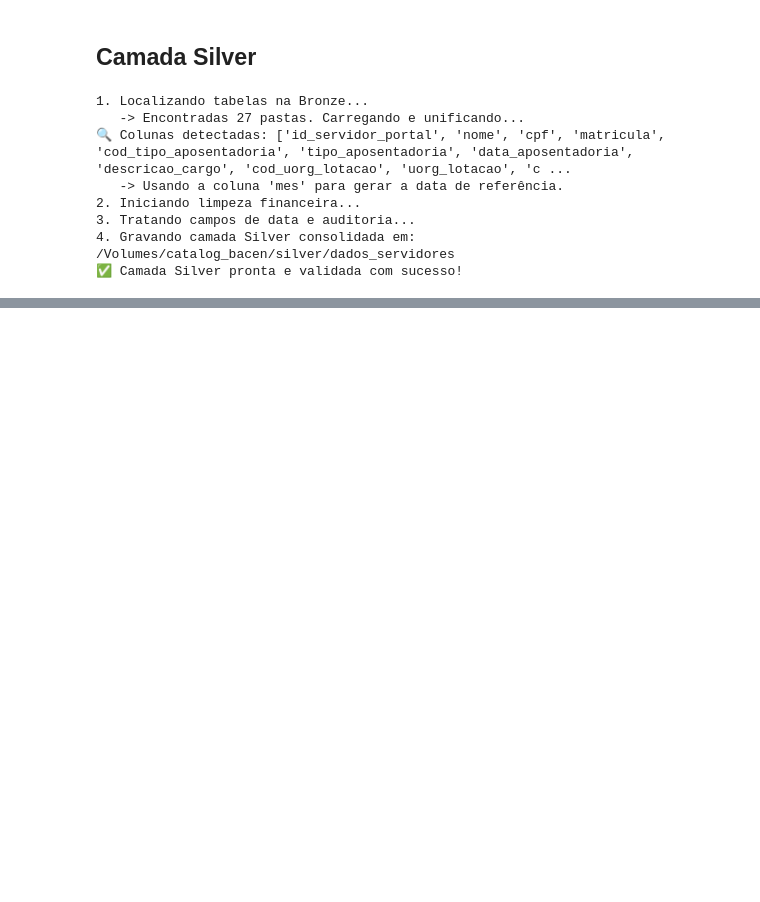
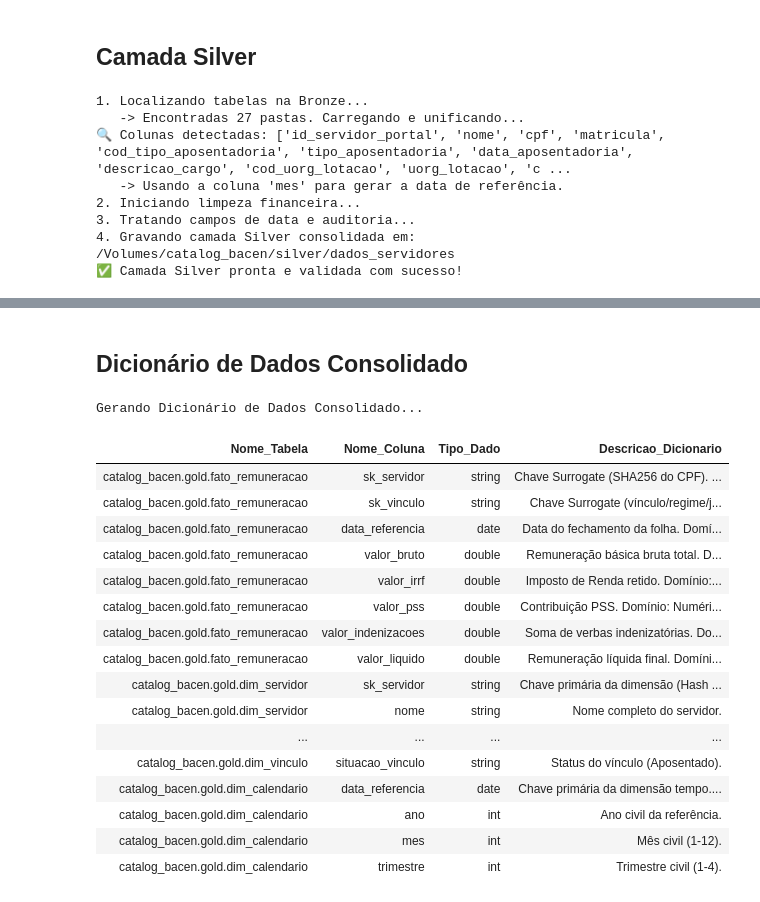
Before and after one commit to rgomesa2025/MVP_DADOS_ROSANGELA, a Jupyter notebook: MVP.ipynb, the cells around one changed output, grey strips where cells are left out. Drawn from its saved outputs; the diff is of its cells as text; code cells hidden in the pictures; blank space fills up the shorter version.

```diff
--- a/MVP.ipynb
+++ b/MVP.ipynb
@@ -288,0 +436,54 @@ print("✅ Camada Silver pronta e validada com sucesso!")
+# %% [markdown]
+## Dicionário de Dados Consolidado
+# %%
+from pyspark.sql.functions import lit, col
+
+print("Gerando Dicionário de Dados Consolidado...")
+
+def extrair_metadados(tabela):
+    # Comando SQL para ler as colunas e comentários registrados
+    return spark.sql(f"DESCRIBE TABLE {tabela}") \
+        .select(
+            lit(tabela).alias("Nome_Tabela"),
+            col("col_name").alias("Nome_Coluna"),
+            col("data_type").alias("Tipo_Dado"),
+            col("comment").alias("Descricao_Dicionario")
+        )
+
+# Lista das suas tabelas Gold
+tabelas = [
+    "catalog_bacen.gold.fato_remuneracao",
+    "catalog_bacen.gold.dim_servidor",
+    "catalog_bacen.gold.dim_vinculo",
+    "catalog_bacen.gold.dim_calendario"
+]
+
+# Une todas as descrições em um único relatório
+df_relatorio_final = extrair_metadados(tabelas[0])
+for t in tabelas[1:]:
+    df_relatorio_final = df_relatorio_final.union(extrair_metadados(t))
+
+# Exibe na tela de forma organizada
+display(df_relatorio_final)
+
+# OPCIONAL: Salvar este relatório como um arquivo CSV para entrega oficial
+# df_relatorio_final.coalesce(1).write.mode("overwrite").option("header", "true").csv("/Volumes/catalog_bacen/gold/dados_servidores/Relatorio_Dicionario_Dados.csv")
+# %% [output]
+Gerando Dicionário de Dados Consolidado...
+| Nome_Tabela | Nome_Coluna | Tipo_Dado | Descricao_Dicionario |
+| catalog_bacen.gold.fato_remuneracao | sk_servidor | string | Chave Surrogate (SHA256 do CPF). ... |
+| catalog_bacen.gold.fato_remuneracao | sk_vinculo | string | Chave Surrogate (vínculo/regime/j... |
+| catalog_bacen.gold.fato_remuneracao | data_referencia | date | Data do fechamento da folha. Domí... |
+| catalog_bacen.gold.fato_remuneracao | valor_bruto | double | Remuneração básica bruta total. D... |
+| catalog_bacen.gold.fato_remuneracao | valor_irrf | double | Imposto de Renda retido. Domínio:... |
+| catalog_bacen.gold.fato_remuneracao | valor_pss | double | Contribuição PSS. Domínio: Numéri... |
+| catalog_bacen.gold.fato_remuneracao | valor_indenizacoes | double | Soma de verbas indenizatórias. Do... |
+| catalog_bacen.gold.fato_remuneracao | valor_liquido | double | Remuneração líquida final. Domíni... |
+| catalog_bacen.gold.dim_servidor | sk_servidor | string | Chave primária da dimensão (Hash ... |
+| catalog_bacen.gold.dim_servidor | nome | string | Nome completo do servidor. |
+| ... | ... | ... | ... |
+| catalog_bacen.gold.dim_vinculo | situacao_vinculo | string | Status do vínculo (Aposentado). |
+| catalog_bacen.gold.dim_calendario | data_referencia | date | Chave primária da dimensão tempo.... |
+| catalog_bacen.gold.dim_calendario | ano | int | Ano civil da referência. |
+| catalog_bacen.gold.dim_calendario | mes | int | Mês civil (1-12). |
+| catalog_bacen.gold.dim_calendario | trimestre | int | Trimestre civil (1-4). |
```
Also changed, not shown: parts of 5 cells of this notebook.
